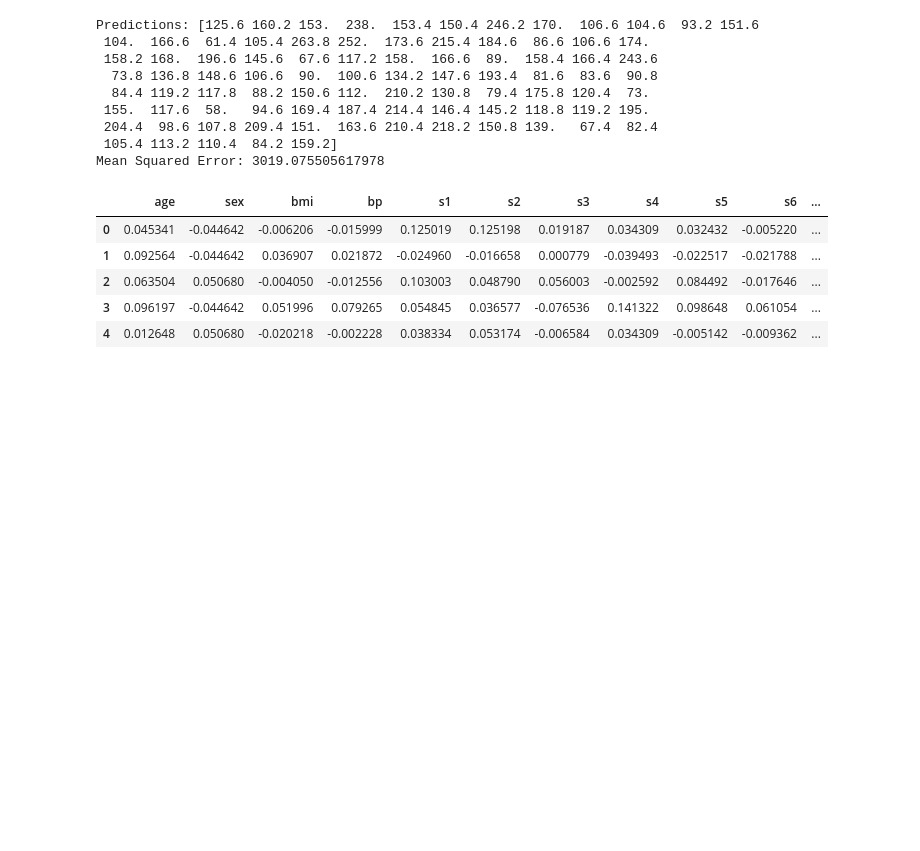
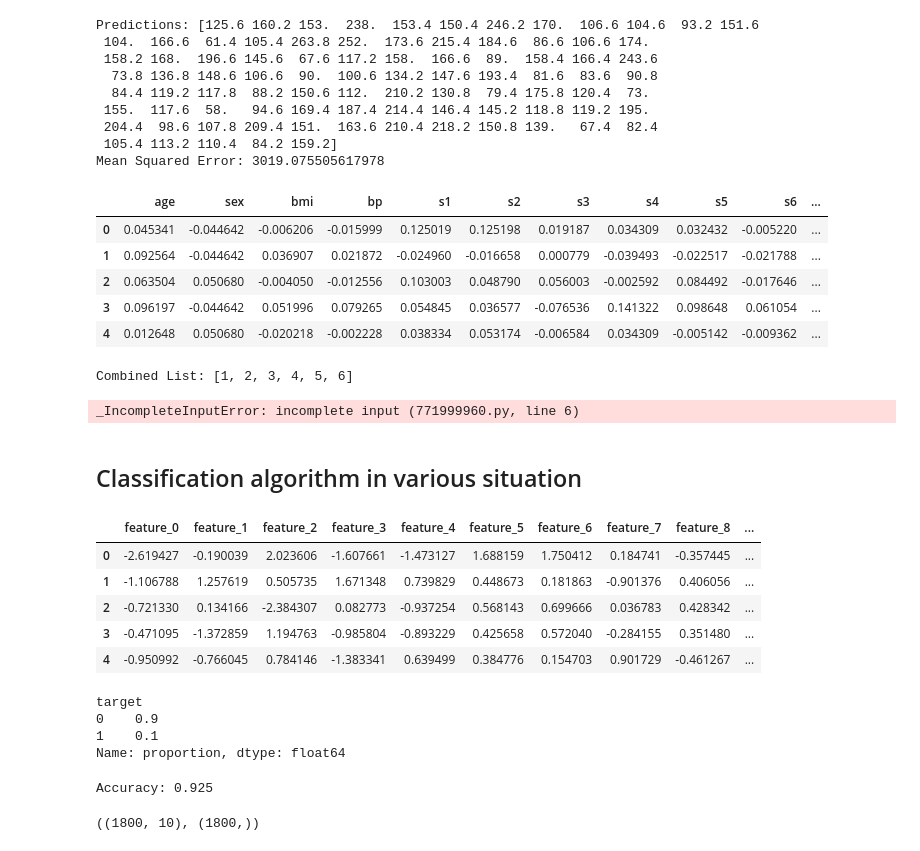
Before and after one commit to rahul8879/rbyte_ai_engineering, a Jupyter notebook: Machine_learning/01_knn_algorithm.ipynb, the cells around one changed output. Drawn from its saved outputs; the diff is of its cells as text; code cells hidden in the pictures; blank space fills up the shorter version.

```diff
--- a/Machine_learning/01_knn_algorithm.ipynb
+++ b/Machine_learning/01_knn_algorithm.ipynb
@@ -189,3 +189,22 @@ df_test_diabetes.head()
 import pickle
 with open('knn_diabetes_model.pkl', 'wb') as f:
     pickle.dump(model, f)
+# %%
+# lets add two list
+list1 = [1, 2, 3]
+list2 = [4, 5, 6]
+combined_list = list1 + list2
+print("Combined List:", combined_list)
+# %% [output]
+Combined List: [1, 2, 3, 4, 5, 6]
+# %%
+# lets train the KNN model with k=3
+model = KNeighborsClassifier(n_neighbors=3)
+model.fit(X_train, y_train)
+y_pred = model.predict(X_test)
+accuracy = accuracy_score(y_test, y_pred)
+print("Accuracy:", accuracy)
+# %% [output]
+_IncompleteInputError: incomplete input (771999960.py, line 6)
+# %% [markdown]
+## Classification algorithm in various  situation
@@ -191,0 +216,46 @@ with open('knn_diabetes_model.pkl', 'wb') as f:
+# %%
+# lets bring imbalance dataset
+from sklearn.datasets import make_classification
+X_imb, y_imb = make_classification(n_samples=1000, n_features=10, n_classes=2,
+                                   n_informative=2, n_redundant=2,
+                                   weights=[0.9, 0.1], flip_y=0,
+                                   random_state=42)
+
+# lets convert into dataframe
+import pandas as pd
+df_imb = pd.DataFrame(X_imb, columns=[f'feature_{i}' for i in range(10)])
+df_imb['target'] = y_imb
+
+df_imb.head()
+# %% [output]
+|  | feature_0 | feature_1 | feature_2 | feature_3 | feature_4 | feature_5 | feature_6 | feature_7 | feature_8 | ... |
+| 0 | -2.619427 | -0.190039 | 2.023606 | -1.607661 | -1.473127 | 1.688159 | 1.750412 | 0.184741 | -0.357445 | ... |
+| 1 | -1.106788 | 1.257619 | 0.505735 | 1.671348 | 0.739829 | 0.448673 | 0.181863 | -0.901376 | 0.406056 | ... |
+| 2 | -0.721330 | 0.134166 | -2.384307 | 0.082773 | -0.937254 | 0.568143 | 0.699666 | 0.036783 | 0.428342 | ... |
+| 3 | -0.471095 | -1.372859 | 1.194763 | -0.985804 | -0.893229 | 0.425658 | 0.572040 | -0.284155 | 0.351480 | ... |
+| 4 | -0.950992 | -0.766045 | 0.784146 | -1.383341 | 0.639499 | 0.384776 | 0.154703 | 0.901729 | -0.461267 | ... |
+# %%
+df_imb['target'].value_counts(normalize=True)
+# %% [output]
+target
+0    0.9
+1    0.1
+Name: proportion, dtype: float64
+# %%
+# lets do the experiment without handling imbalance data
+X_train, X_test, y_train, y_test = train_test_split(X_imb, y_imb, test_size=0.2, random_state=42)
+model = KNeighborsClassifier(n_neighbors=5)
+model.fit(X_train, y_train)
+y_pred = model.predict(X_test)
+accuracy = accuracy_score(y_test, y_pred)
+print("Accuracy:", accuracy)
+# %% [output]
+Accuracy: 0.925
+# %%
+# lets make data balanced using oversampling
+from imblearn.over_sampling import RandomOverSampler
+ros = RandomOverSampler(random_state=42)
+X_resampled, y_resampled = ros.fit_resample(X_imb, y_imb)
+X_resampled.shape, y_resampled.shape
+# %% [output]
+((1800, 10), (1800,))
```
Also changed, not shown: parts of 2 cells of this notebook, 3 other files.
